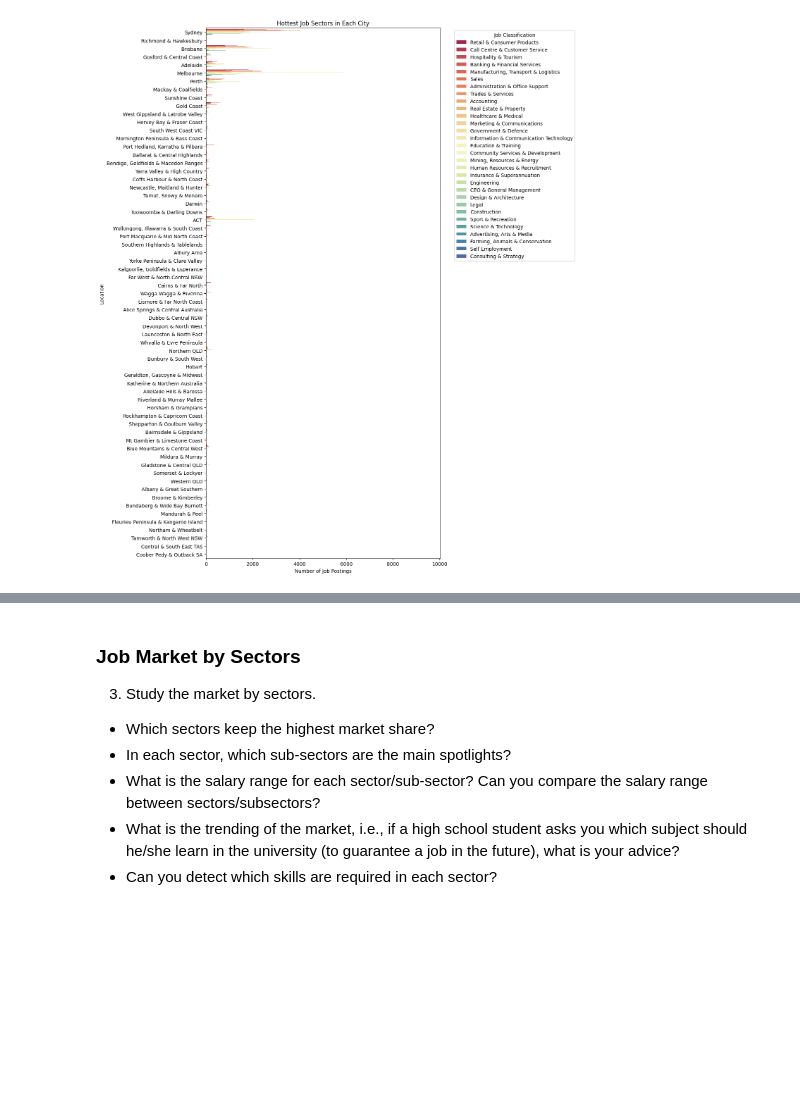
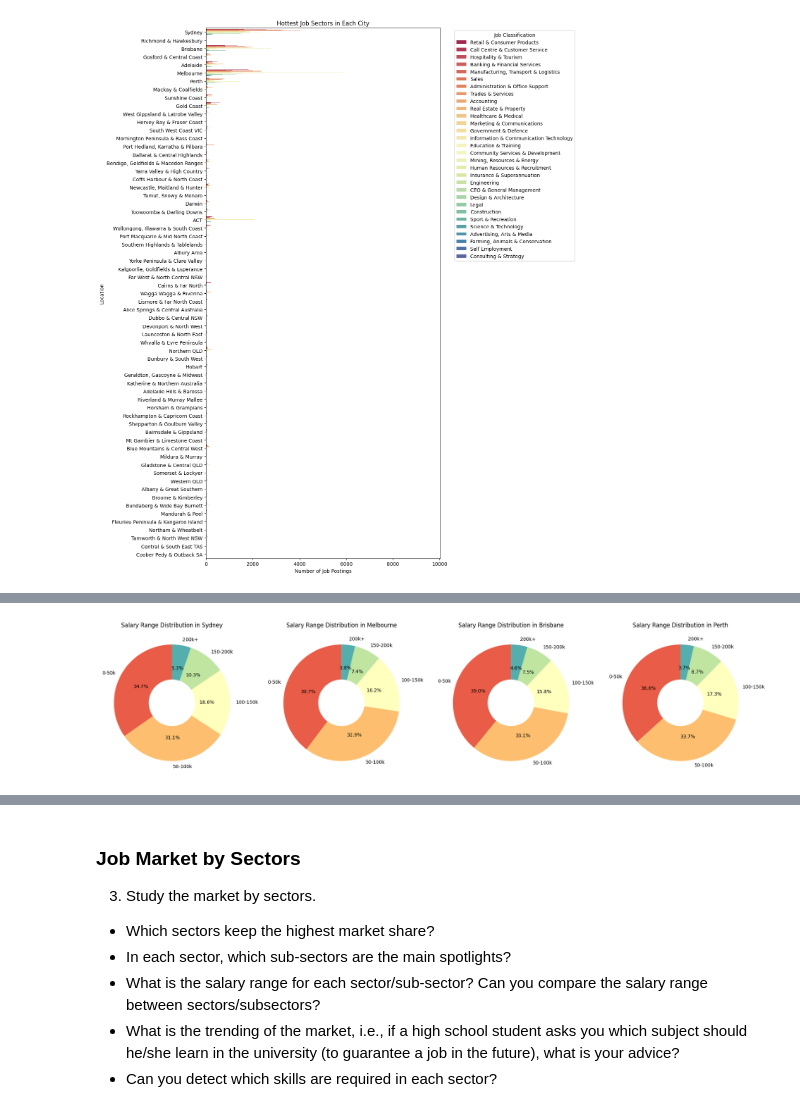
Before and after one commit to jrutho/BigDataAnalytics-Assignment1, a Jupyter notebook: Question2.ipynb, the cells around one changed output, grey strips where cells are left out. Cells and saved outputs as stored; diff of their text form; code cells hidden in the pictures; blank space fills up the shorter version.

```diff
--- a/Question2.ipynb
+++ b/Question2.ipynb
@@ -207,0 +146,33 @@ Sydney       60765        0         0         0         0         0      0
+# %%
+salary_bins = [0, 50, 100, 150, 200, np.inf]
+salary_labels = ['0-50k', '50-100k', '100-150k', '150-200k', '200k+']
+
+df['AverageSalary'] = (df['HighestSalary'] + df['LowestSalary']) / 2
+df['SalaryRange'] = pd.cut(df['AverageSalary'], bins=salary_bins, labels=salary_labels)
+
+# Filter for specific cities
+cities = ['Sydney', 'Melbourne', 'Brisbane', 'Perth']
+df_filtered = df[df['Location'].isin(cities)]
+salary_distribution = df_filtered.groupby(['Location', 'SalaryRange'], observed=False).size().unstack()
+num_cities = len(cities)
+
+fig, axes = plt.subplots(nrows=1, ncols=num_cities, figsize=(20, 10))
+for i, city in enumerate(cities):
+    ax = axes[i] if num_cities > 1 else axes
+    wedges, texts, autotexts = ax.pie(
+        salary_distribution.loc[city],
+        autopct='%1.1f%%',
+        startangle=90,
+        colors=sns.color_palette('Spectral', len(salary_labels)),
+        wedgeprops=dict(width=0.8),
+        labels=salary_labels
+    )
+    ax.set_ylabel('')
+    ax.set_title(f'Salary Range Distribution in {city}')
+    centre_circle = plt.Circle((0, 0), 0.4, fc='white')
+    ax.add_artist(centre_circle)
+
+plt.tight_layout()
+plt.show()
+# %% [output]
+[figure, added]
```
Also changed, not shown: parts of 9 cells of this notebook, 1 other file.
